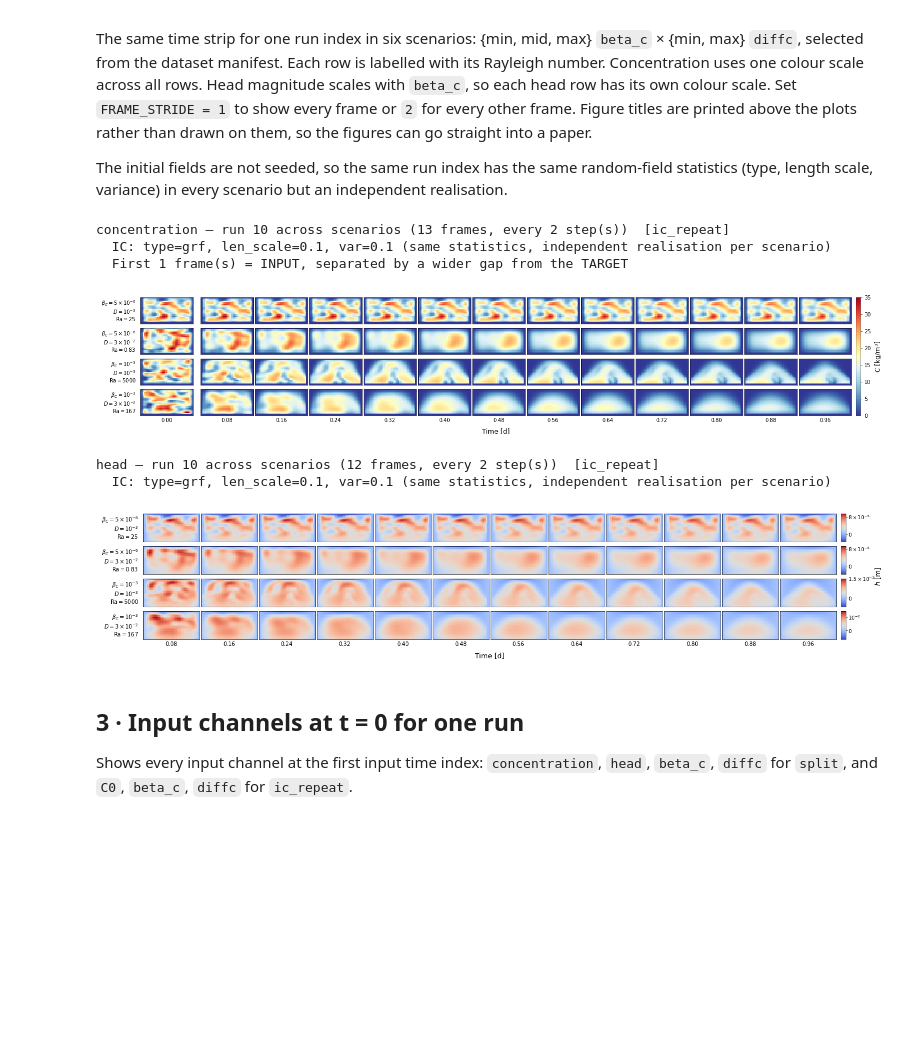
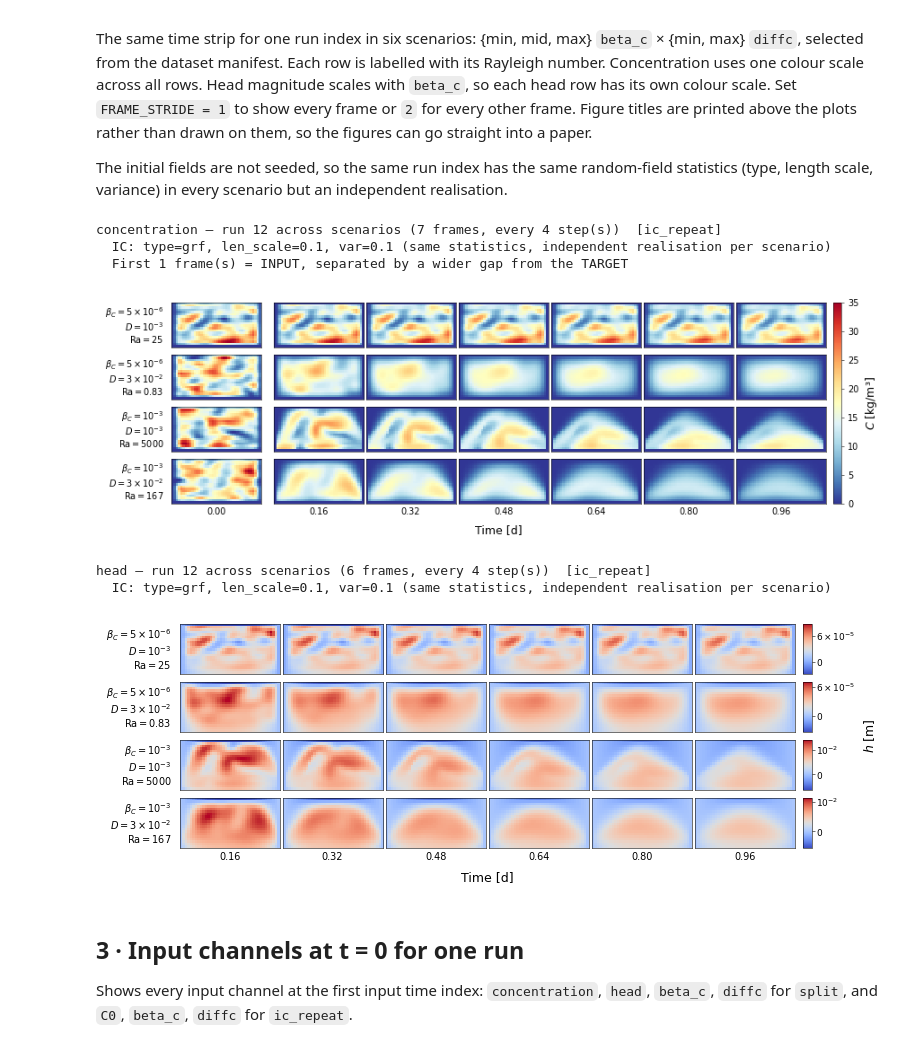
Before and after one commit to arpit-kapoor/henry_mflab, a Jupyter notebook: notebooks/visualise_3d_dataset.ipynb, the cells around one changed output. Drawn from its saved outputs; the diff is of its cells as text; code cells hidden in the pictures; blank space fills up the shorter version.

```diff
--- a/notebooks/visualise_3d_dataset.ipynb
+++ b/notebooks/visualise_3d_dataset.ipynb
@@ -36,7 +36,7 @@ from pathlib import Path
 # detected automatically below.
 DATA_DIR = Path('~/Projects/groundwater/data/simple_henry_data/').expanduser()
 DATASET_NAME = 'grid_scenarios_ic_random_skip2_20x40'
-SCENARIO_NPZ = DATA_DIR / DATASET_NAME / 'scenario_004/scenario.npz'
+SCENARIO_NPZ = DATA_DIR / DATASET_NAME / 'scenario_012/scenario.npz'
 
 data = np.load(SCENARIO_NPZ, allow_pickle=True)
 print('Keys:', list(data.keys()))
@@ -305,8 +347,8 @@ Set `FRAME_STRIDE = 1` to show every frame or `2` for every other frame. Figure
 
 The initial fields are not seeded, so the same run index has the same random-field statistics (type, length scale, variance) in every scenario but an independent realisation.
 # %%
-RUN_IDX      = 10
-FRAME_STRIDE = 2   # 1 = every frame, 2 = every other frame (half)
+RUN_IDX      = 12
+FRAME_STRIDE = 4   # 1 = every frame, 2 = every other frame (half)
 
 # ── Select scenarios: {min, mid, max} beta_c × {min, max} diffc ─────────────
 betas  = np.sort(manifest_df['beta_c'].unique())
@@ -340,15 +382,6 @@ ic_desc = ', '.join(
     for k in ('random_field_type', 'random_field_len_scale', 'random_field_var')
     if k in run_meta
 )
-
-
-def _sci_tex(x):
-    """5e-06 -> '5\\times10^{-6}', 0.001 -> '10^{-3}' (mathtext, no $)."""
-    if x == 0:
-        return '0'
-    exp = int(np.floor(np.log10(abs(x)) + 1e-9))
-    mant = x / 10**exp
-    return f'10^{{{exp}}}' if np.isclose(mant, 1) else f'{mant:.2g}\\times10^{{{exp}}}'
 
 
 def _row_label(row):
@@ -412,38 +445,38 @@ for field, label, cmap, shared_scale in [
                 ax.set_xlabel(f'{times_full[tidx]:.2f}', fontsize=7, labelpad=3)
         fig.text((LEFT - 0.08) / W, (y + FH / 2) / H, _row_label(row),
                  fontsize=7, linespacing=1.1, ha='right', va='center')
 
         if not shared_scale:
             cb = fig.colorbar(im, cax=add_ax(LEFT + frames_w + CB_PAD, y, CB_W, FH))
             cb.locator = plt.MaxNLocator(2)
             cb.formatter = plt.FuncFormatter(lambda v, _: f'${_sci_tex(v)}$')
             cb.update_ticks()
             cb.ax.tick_params(labelsize=6.5, width=0.4, length=2, pad=1.5)
             cb.outline.set_linewidth(0.4)
 
     if shared_scale:
         cb = fig.colorbar(im, cax=add_ax(LEFT + frames_w + CB_PAD, BOTTOM, CB_W, rows_h))
         cb.set_label(label, fontsize=9)
         cb.ax.tick_params(labelsize=7, width=0.4, length=2)
         cb.outline.set_linewidth(0.4)
     else:
         fig.text((W - 0.1) / W, (BOTTOM + rows_h / 2) / H, label,
                  fontsize=9, rotation=90, ha='center', va='center')
 
     fig.text((LEFT + frames_w / 2) / W, 0.0, 'Time [d]',
              fontsize=9, ha='center', va='bottom')
 
     fig.savefig(DATA_DIR / DATASET_NAME / f'run{RUN_IDX}_{field}_scenarios.png', dpi=300, bbox_inches='tight')
 
     plt.show()
 # %% [output]
-concentration — run 10 across scenarios (13 frames, every 2 step(s))  [ic_repeat]
+concentration — run 12 across scenarios (7 frames, every 4 step(s))  [ic_repeat]
   IC: type=grf, len_scale=0.1, var=0.1 (same statistics, independent realisation per scenario)
   First 1 frame(s) = INPUT, separated by a wider gap from the TARGET
-[figure, old version]
+[figure, new version]
-head — run 10 across scenarios (12 frames, every 2 step(s))  [ic_repeat]
+head — run 12 across scenarios (6 frames, every 4 step(s))  [ic_repeat]
   IC: type=grf, len_scale=0.1, var=0.1 (same statistics, independent realisation per scenario)
-[figure, old version]
+[figure, new version]
 # %% [markdown]
 ## 3 · Input channels at t = 0 for one run
 
```
Also changed, not shown: parts of 6 cells of this notebook, 9 other files.
